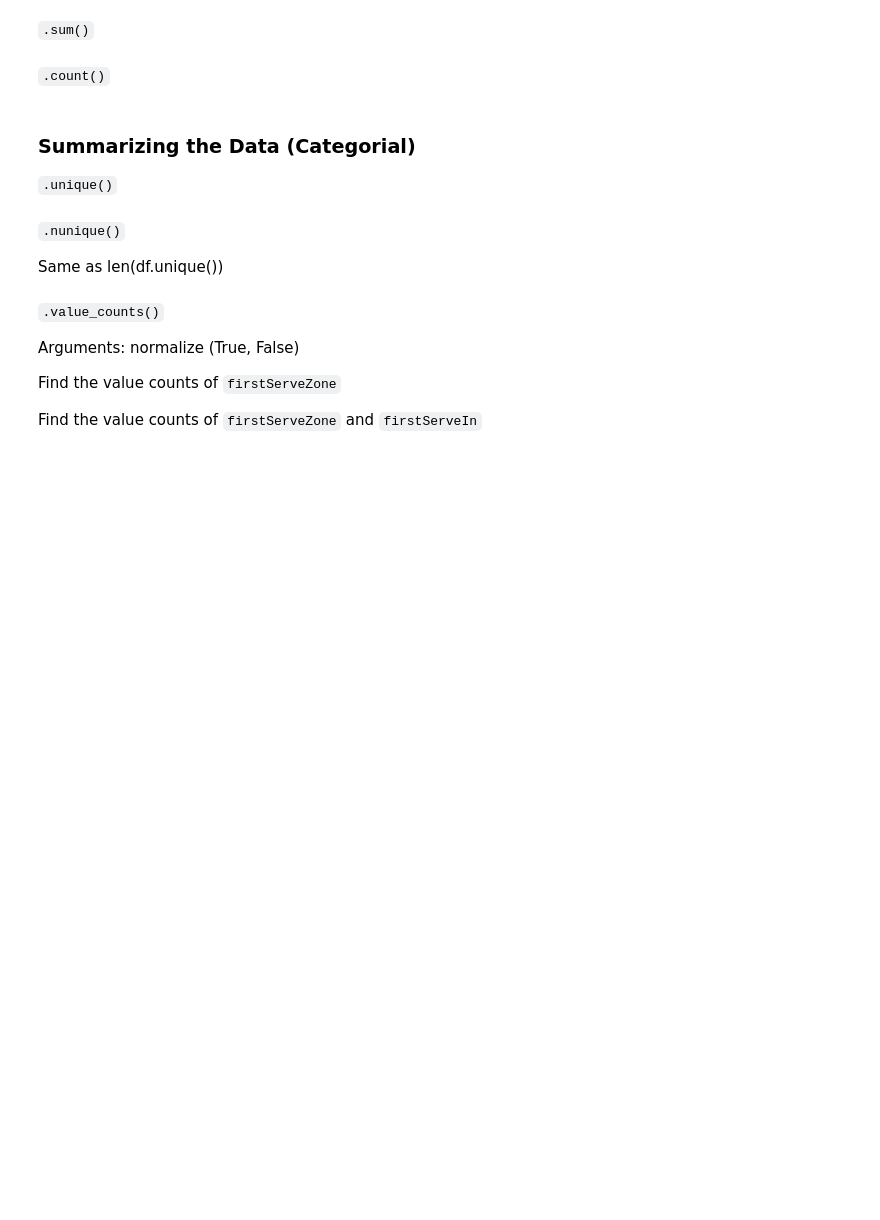
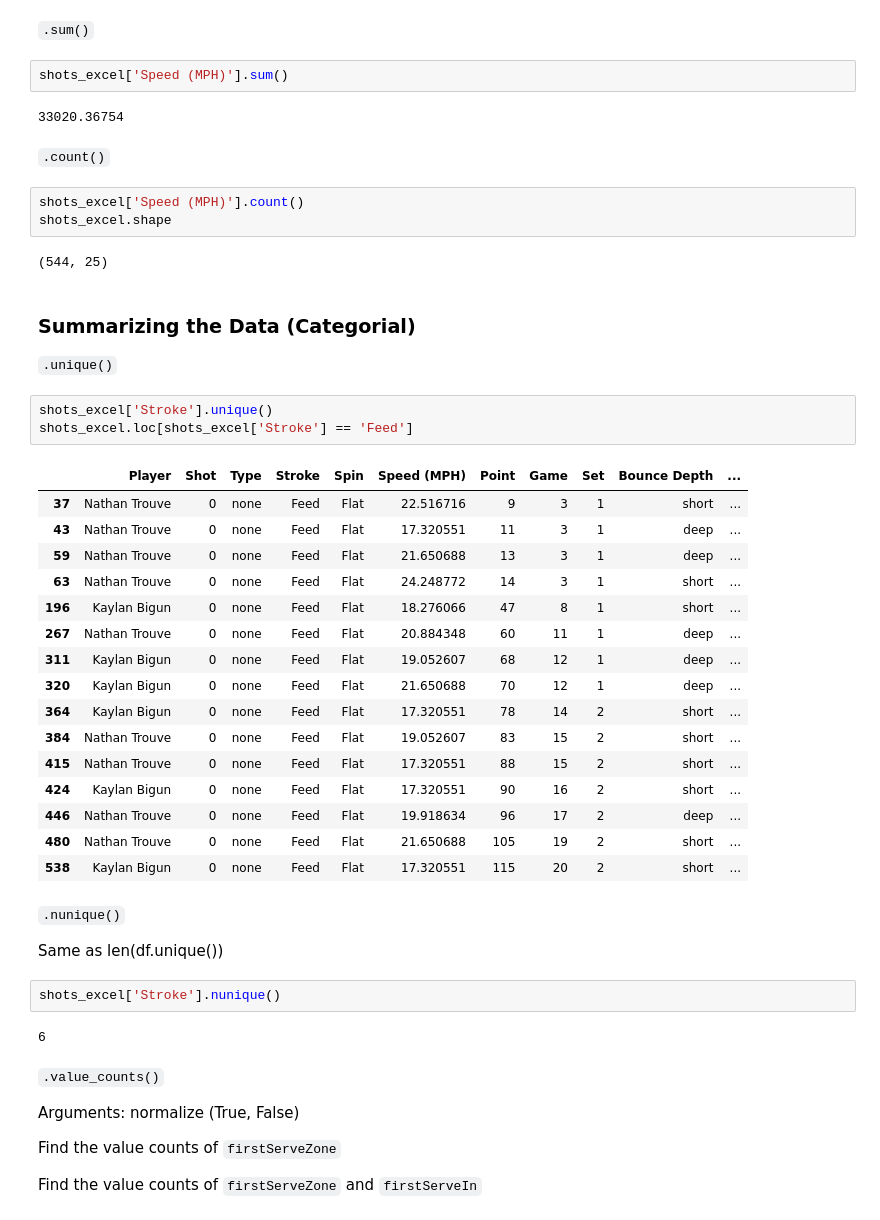
Before and after one commit to cjgimena/consulting-spring2025, a Jupyter notebook: week2_chloe.ipynb, the cells around one changed output. Saved outputs shown, nothing was run; the diff lists cells and outputs as text; blank space fills up the shorter version.

```diff
--- a/week2_chloe.ipynb
+++ b/week2_chloe.ipynb
@@ -127,15 +390,48 @@ Can use many conditions (==, != , >, <, >=, <=)
 # %% [markdown]
 `.sum()`
+# %%
+shots_excel['Speed (MPH)'].sum()
+# %% [output]
+33020.36754
 # %% [markdown]
 `.count()`
+# %%
+shots_excel['Speed (MPH)'].count()
+shots_excel.shape
+# %% [output]
+(544, 25)
 # %% [markdown]
 ### Summarizing the Data (Categorial)
 
 `.unique()`
+# %%
+shots_excel['Stroke'].unique()
+shots_excel.loc[shots_excel['Stroke'] == 'Feed']
+# %% [output]
+|  | Player | Shot | Type | Stroke | Spin | Speed (MPH) | Point | Game | Set | Bounce Depth | ... |
+| 37 | Nathan Trouve | 0 | none | Feed | Flat | 22.516716 | 9 | 3 | 1 | short | ... |
+| 43 | Nathan Trouve | 0 | none | Feed | Flat | 17.320551 | 11 | 3 | 1 | deep | ... |
+| 59 | Nathan Trouve | 0 | none | Feed | Flat | 21.650688 | 13 | 3 | 1 | deep | ... |
+| 63 | Nathan Trouve | 0 | none | Feed | Flat | 24.248772 | 14 | 3 | 1 | short | ... |
+| 196 | Kaylan Bigun | 0 | none | Feed | Flat | 18.276066 | 47 | 8 | 1 | short | ... |
+| 267 | Nathan Trouve | 0 | none | Feed | Flat | 20.884348 | 60 | 11 | 1 | deep | ... |
+| 311 | Kaylan Bigun | 0 | none | Feed | Flat | 19.052607 | 68 | 12 | 1 | deep | ... |
+| 320 | Kaylan Bigun | 0 | none | Feed | Flat | 21.650688 | 70 | 12 | 1 | deep | ... |
+| 364 | Kaylan Bigun | 0 | none | Feed | Flat | 17.320551 | 78 | 14 | 2 | short | ... |
+| 384 | Nathan Trouve | 0 | none | Feed | Flat | 19.052607 | 83 | 15 | 2 | short | ... |
+| 415 | Nathan Trouve | 0 | none | Feed | Flat | 17.320551 | 88 | 15 | 2 | short | ... |
+| 424 | Kaylan Bigun | 0 | none | Feed | Flat | 17.320551 | 90 | 16 | 2 | short | ... |
+| 446 | Nathan Trouve | 0 | none | Feed | Flat | 19.918634 | 96 | 17 | 2 | deep | ... |
+| 480 | Nathan Trouve | 0 | none | Feed | Flat | 21.650688 | 105 | 19 | 2 | short | ... |
+| 538 | Kaylan Bigun | 0 | none | Feed | Flat | 17.320551 | 115 | 20 | 2 | short | ... |
 # %% [markdown]
 `.nunique()`
 
 Same as len(df.unique())
+# %%
+shots_excel['Stroke'].nunique()
+# %% [output]
+6
 # %% [markdown]
 `.value_counts()`
 
```
Also changed, not shown: parts of 39 cells of this notebook, 1 other file.
